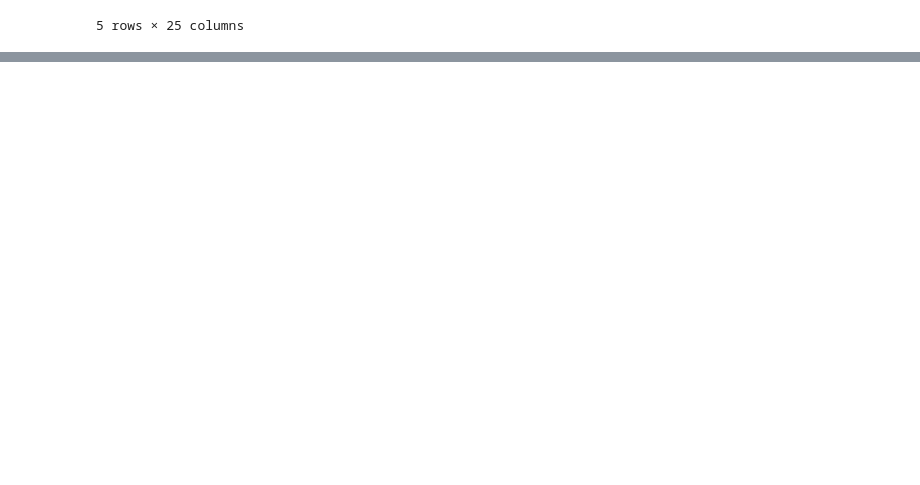
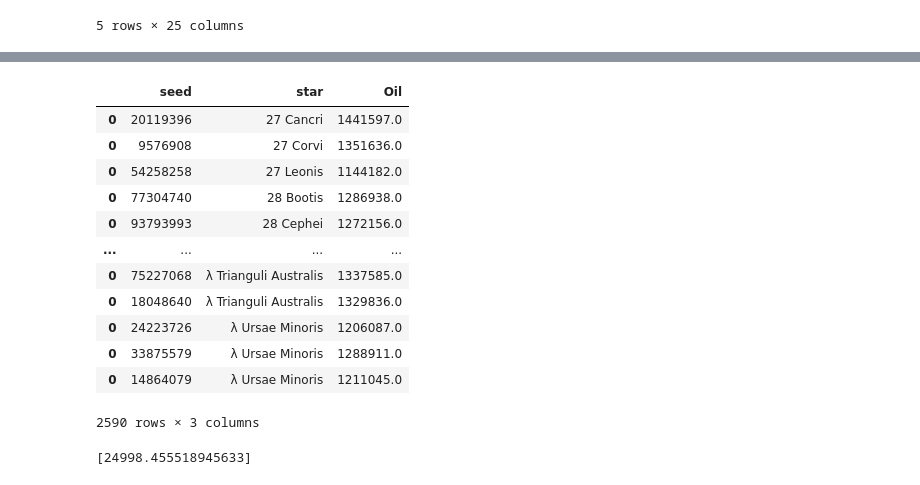
Before and after one commit to drakesiard/dsp-seed-export-parser, a Jupyter notebook: scanner.ipynb, the cells around one changed output, grey strips where cells are left out. Cells and saved outputs as stored; diff of their text form; code cells hidden in the pictures; blank space fills up the shorter version.

```diff
--- a/scanner.ipynb
+++ b/scanner.ipynb
@@ -256,0 +273,22 @@ planet_df.query('(tidal_lock == True) & (home_system == True)')
+# %%
+star_df.query('homeworld  & (Oil > 0)').sort_values('star')[['seed', 'star', 'Oil']]
+# %% [output]
+|  | seed | star | Oil |
+| 0 | 20119396 | 27 Cancri | 1441597.0 |
+| 0 | 9576908 | 27 Corvi | 1351636.0 |
+| 0 | 54258258 | 27 Leonis | 1144182.0 |
+| 0 | 77304740 | 28 Bootis | 1286938.0 |
+| 0 | 93793993 | 28 Cephei | 1272156.0 |
+| ... | ... | ... | ... |
+| 0 | 75227068 | λ Trianguli Australis | 1337585.0 |
+| 0 | 18048640 | λ Trianguli Australis | 1329836.0 |
+| 0 | 24223726 | λ Ursae Minoris | 1206087.0 |
+| 0 | 33875579 | λ Ursae Minoris | 1288911.0 |
+| 0 | 14864079 | λ Ursae Minoris | 1211045.0 |
+2590 rows × 3 columns
+# %%
+oil_s = [(1213925.0, 48.56)]
+oil_ratio = [x[0] / x[1] for x in oil_s]
+oil_ratio
+# %% [output]
+[24998.455518945633]
```
Also changed, not shown: parts of 2 cells of this notebook.
